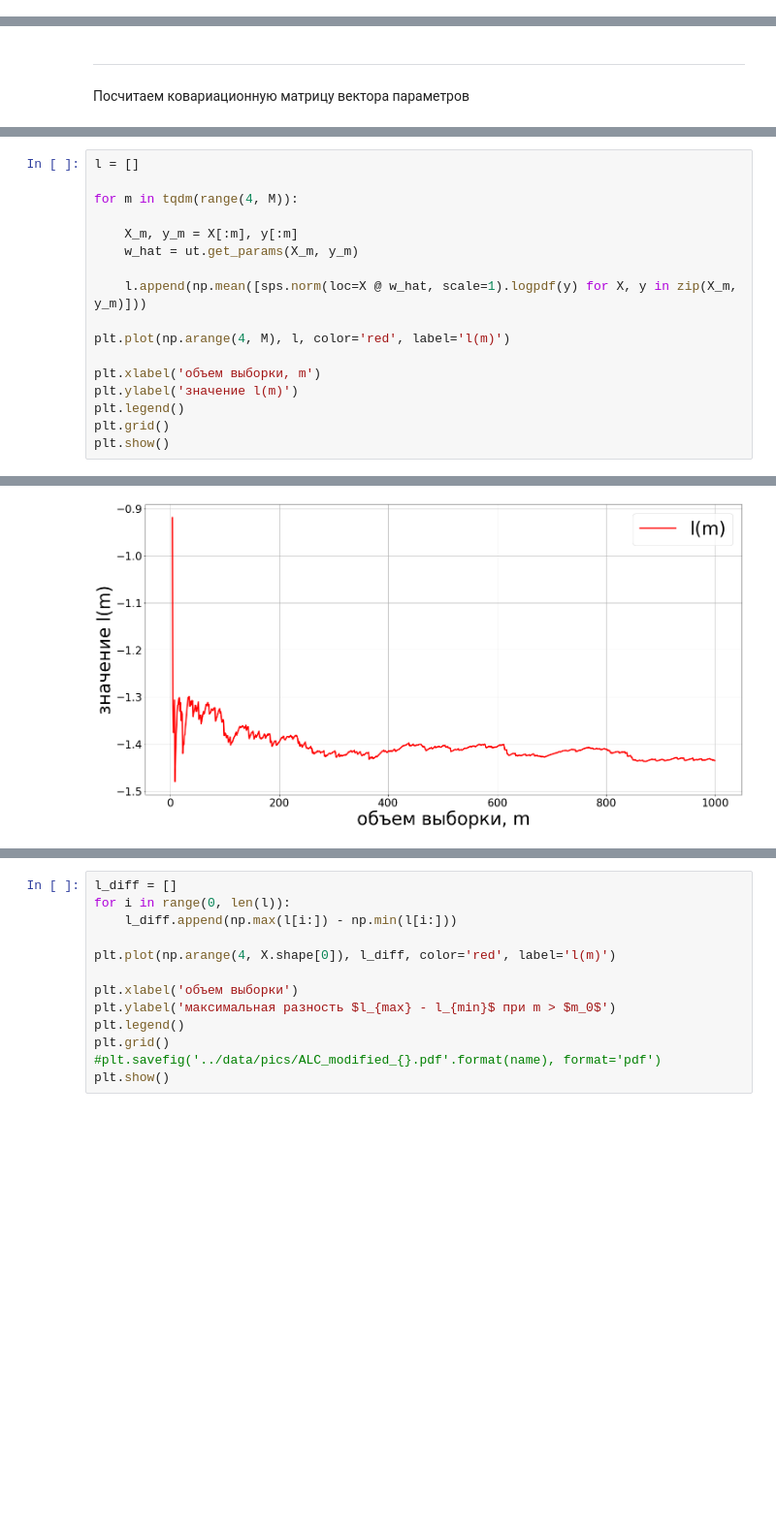
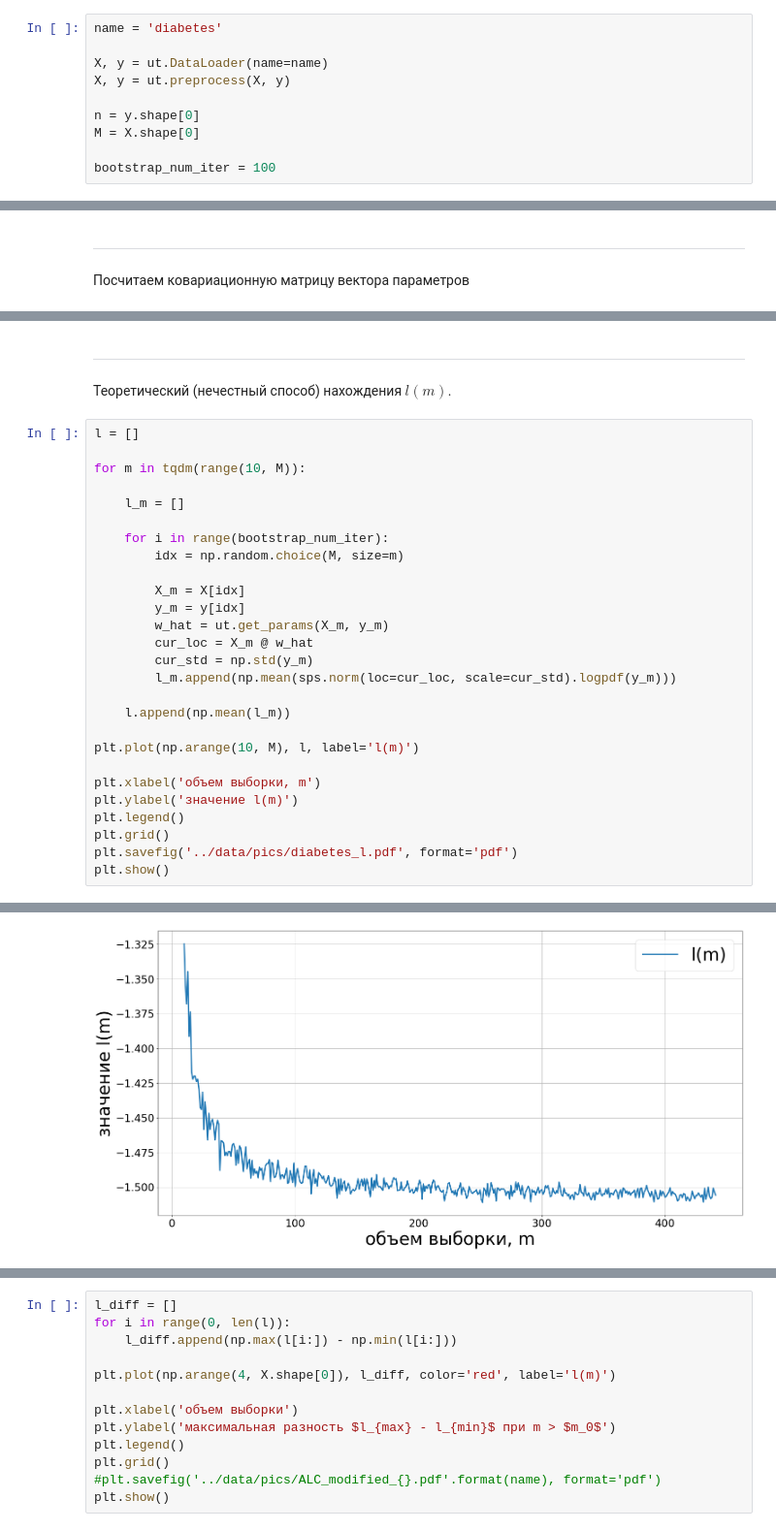
Before and after one commit to Intelligent-Systems-Phystech/2019-Project-44, a Jupyter notebook: code/synthetic.ipynb, the cells around one changed output, grey strips where cells are left out. Shown at 97% size. Saved outputs shown, nothing was run; the diff lists cells and outputs as text; blank space fills up the shorter version.

```diff
--- a/code/synthetic.ipynb
+++ b/code/synthetic.ipynb
@@ -49,3 +52,13 @@ y = X @ w + sps.norm(loc=0, scale=sigma).rvs(size=M)
+# %%
+name = 'diabetes'
+
+X, y = ut.DataLoader(name=name)
+X, y = ut.preprocess(X, y)
+
+n = y.shape[0]
+M = X.shape[0]
+
+bootstrap_num_iter = 100
 # %%
 statmodel = ut.define_model(y)
 # %%
@@ -169,21 +183,34 @@ plt.show()
 # %% [output]
 [figure]
 [figure]
+# %% [markdown]
+---
+Теоретический (нечестный способ) нахождения $l(m)$.
 # %%
 l = []
 
-for m in tqdm(range(4, M)):
+for m in tqdm(range(10, M)):
 
-    X_m, y_m = X[:m], y[:m]
-    w_hat = ut.get_params(X_m, y_m)
+    l_m = []
 
-    l.append(np.mean([sps.norm(loc=X @ w_hat, scale=1).logpdf(y) for X, y in zip(X_m, y_m)]))
+    for i in range(bootstrap_num_iter):
+        idx = np.random.choice(M, size=m)
 
-plt.plot(np.arange(4, M), l, color='red', label='l(m)')
+        X_m = X[idx]
+        y_m = y[idx]
+        w_hat = ut.get_params(X_m, y_m)
+        cur_loc = X_m @ w_hat
+        cur_std = np.std(y_m)
+        l_m.append(np.mean(sps.norm(loc=cur_loc, scale=cur_std).logpdf(y_m)))
+
+    l.append(np.mean(l_m))
+
+plt.plot(np.arange(10, M), l, label='l(m)')
 
 plt.xlabel('объем выборки, m')
 plt.ylabel('значение l(m)')
 plt.legend()
 plt.grid()
+plt.savefig('../data/pics/diabetes_l.pdf', format='pdf')
 plt.show()
 # %% [output]
@@ -191 +217 @@ plt.show()
-[figure, old version]
+[figure, new version]
```
Also changed, not shown: parts of 22 cells of this notebook, 26 other files.
